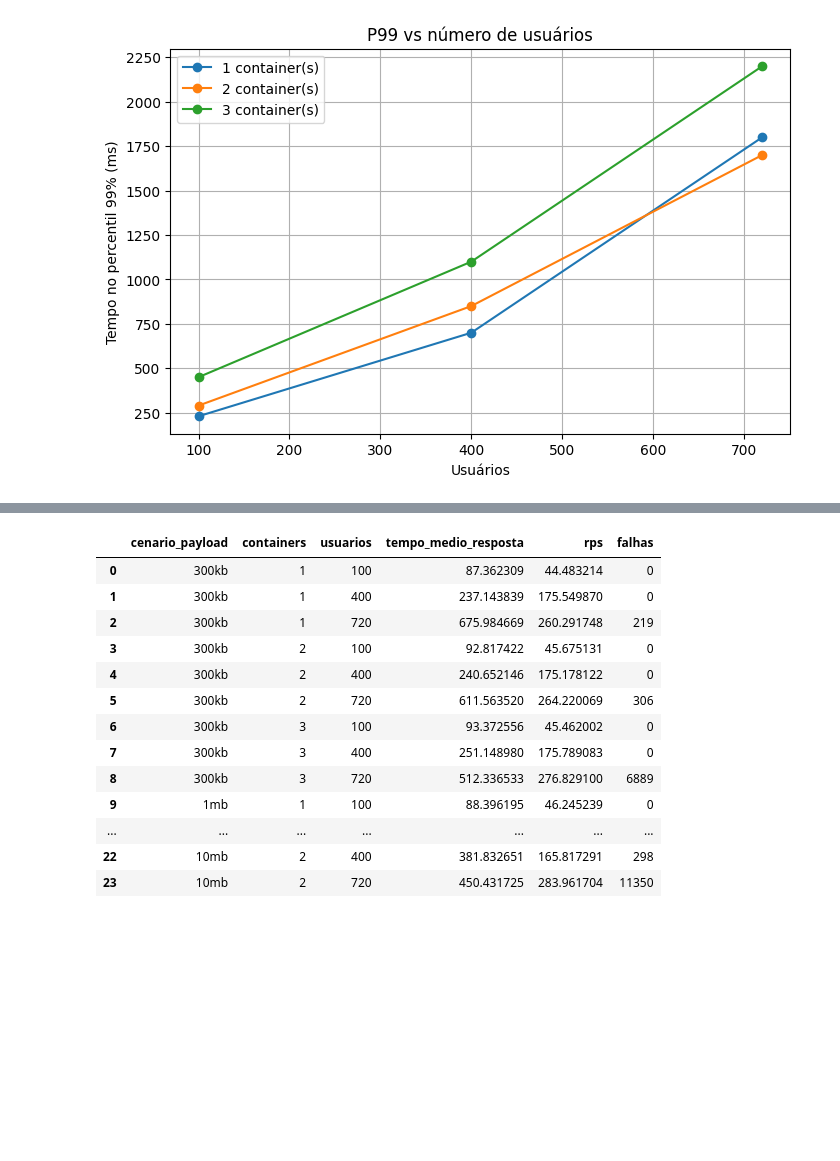
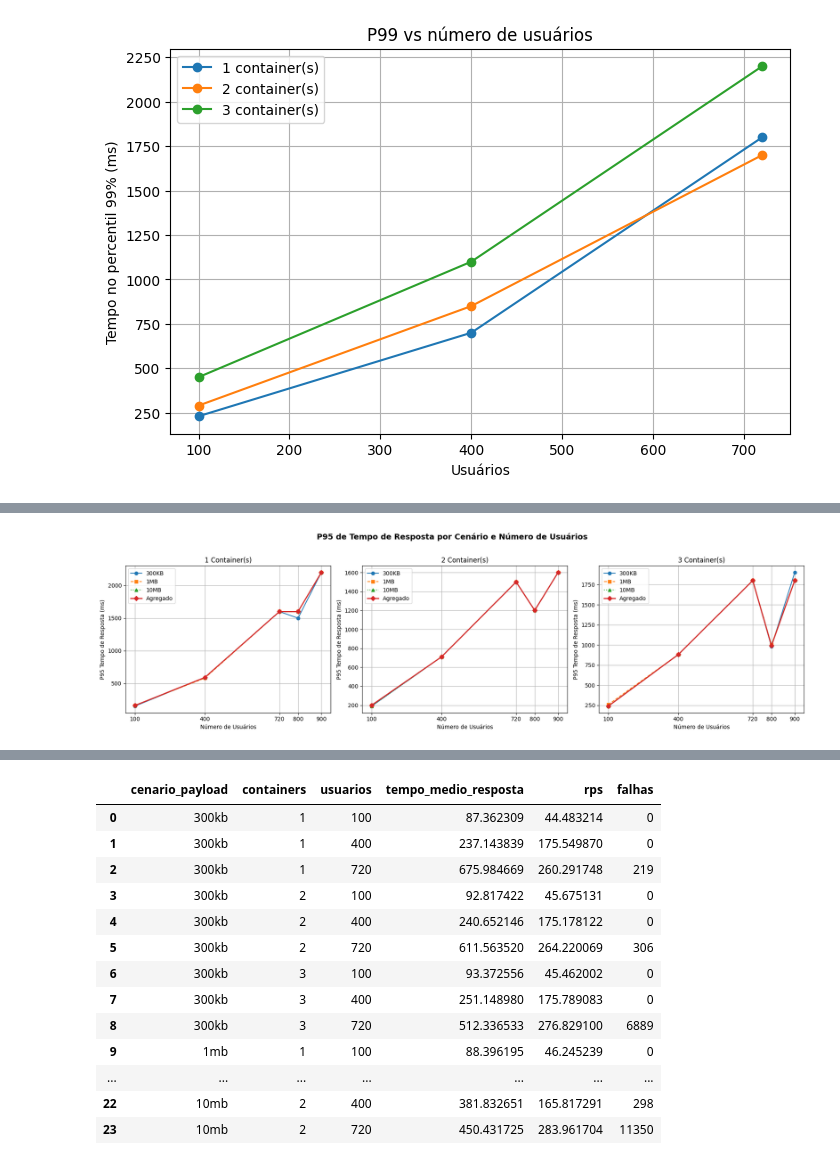
Before and after one commit to Mateusmcemaia/Trabalho-Nabor, a Jupyter notebook: notebook.ipynb, the cells around one changed output, grey strips where cells are left out. Drawn from its saved outputs; the diff is of its cells as text; code cells hidden in the pictures; blank space fills up the shorter version.

Commit message:
analise por cenario individual e agregado, com p95 e taxa de falhas

```diff
--- a/notebook.ipynb
+++ b/notebook.ipynb
@@ -223,0 +278,32 @@ plt.show()
+# %%
+
+_ordem_cenarios = ["300KB", "1MB", "10MB", "Agregado"]
+_cores = {"300KB": "tab:blue", "1MB": "tab:orange", "10MB": "tab:green", "Agregado": "tab:red"}
+_estilos = {"300KB": "o-", "1MB": "s--", "10MB": "^:", "Agregado": "D-"}
+
+fig, axes = plt.subplots(1, 3, figsize=(18, 5), sharey=False)
+fig.suptitle("P95 de Tempo de Resposta por Cenário e Número de Usuários", fontsize=14, fontweight="bold", y=1.02)
+
+for i, cont in enumerate(_containers):
+    ax = axes[i]
+    df_cont = df_todos_cenarios[df_todos_cenarios["containers"] == cont]
+    for cenario in _ordem_cenarios:
+        df_plot = df_cont[df_cont["cenario"] == cenario].sort_values("usuarios")
+        if not df_plot.empty:
+            ax.plot(
+                df_plot["usuarios"], df_plot["p95"],
+                _estilos[cenario], color=_cores[cenario],
+                label=cenario,
+                linewidth=2 if cenario == "Agregado" else 1.5,
+            )
+    ax.set_title(f"{cont} Container(s)")
+    ax.set_xlabel("Número de Usuários")
+    ax.set_ylabel("P95 Tempo de Resposta (ms)")
+    ax.set_xticks(_usuarios)
+    ax.legend()
+    ax.grid(True)
+
+plt.tight_layout()
+plt.show()
+# %% [output]
+[figure, added]
```
Also changed, not shown: parts of 4 cells of this notebook.
